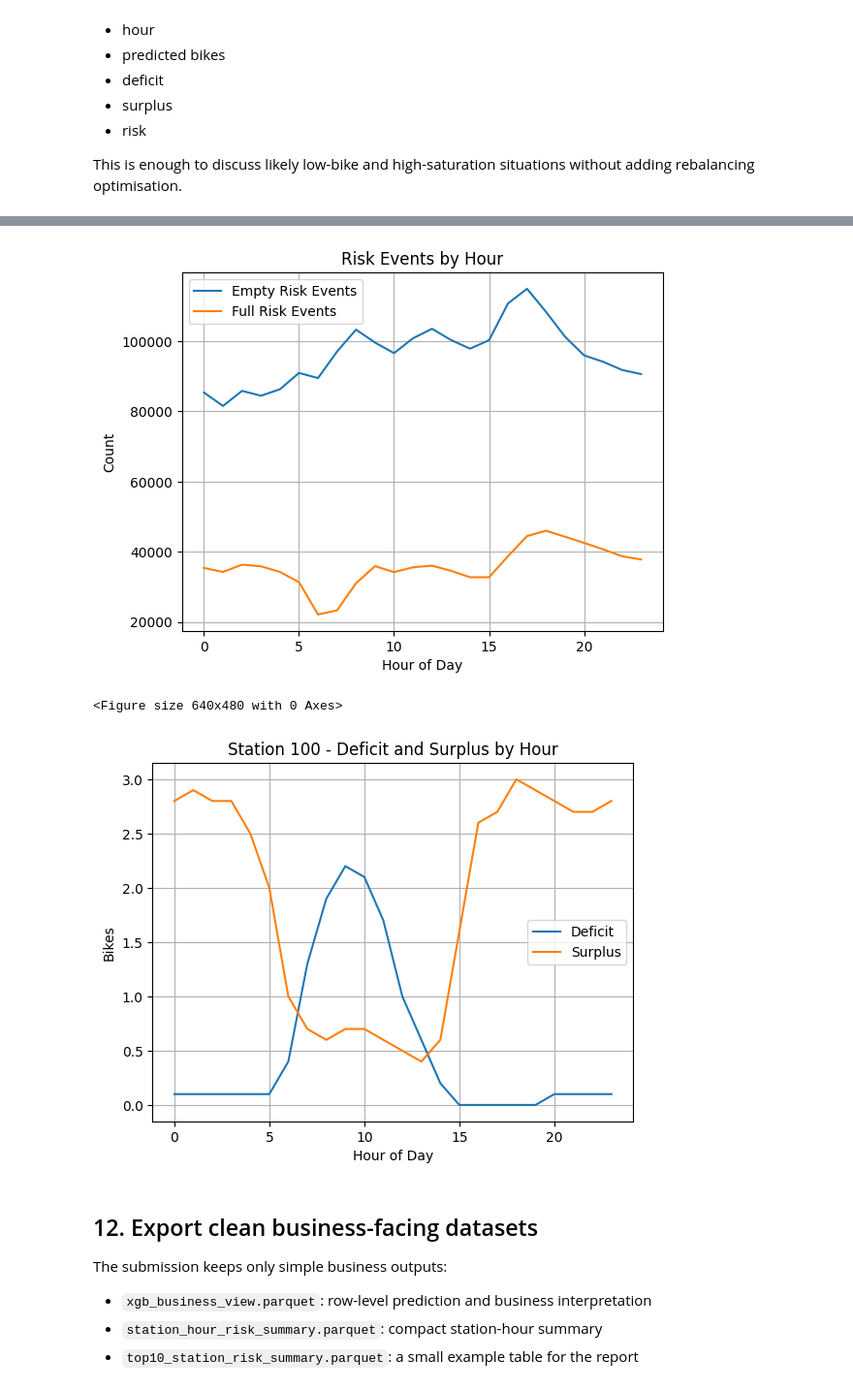
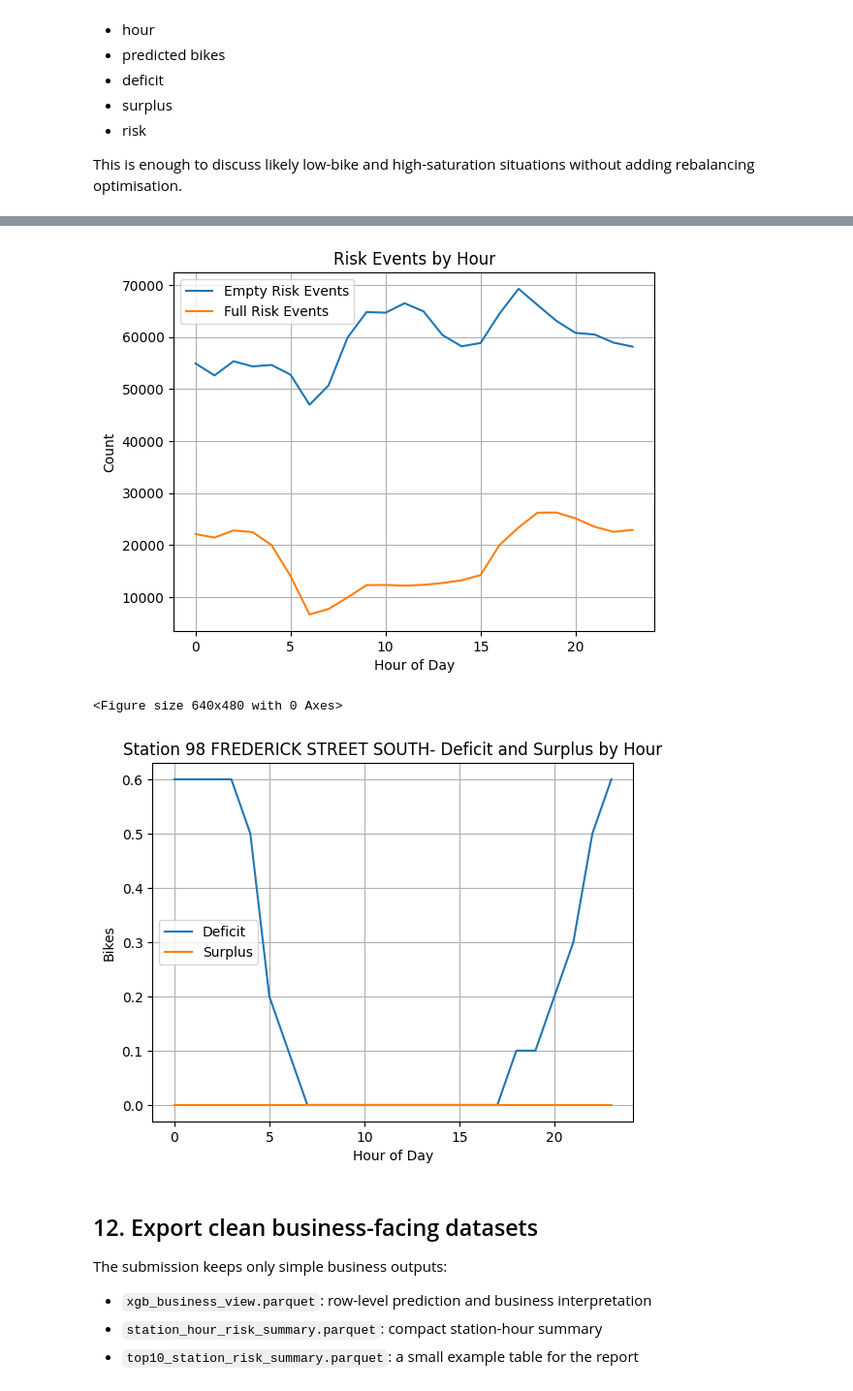
Before and after one commit to tbeliere12/dublin-bikes-availability-prediction, a Jupyter notebook: src/06_XGB_business_translation.ipynb, the cells around one changed output, grey strips where cells are left out. Shown at 97% size. Saved outputs shown, nothing was run; the diff lists cells and outputs as text; code cells hidden in the pictures.

Commit message:
feat: add notebooks for business evaluation (thresholds, deficit/surplus, station analysis)

```diff
--- a/src/06_XGB_business_translation.ipynb
+++ b/src/06_XGB_business_translation.ipynb
@@ -508,8 +508,8 @@ From these predictions we also compute:
 - **bike deficit**: bikes needed to reach the minimum buffer
 - **bike surplus**: bikes above the free-dock safety buffer
 # %%
-MIN_BIKES_BUFFER = 5
-MIN_DOCKS_BUFFER = 5
+MIN_BIKES_BUFFER = 2 # avoid empty stations
+MIN_DOCKS_BUFFER = 2 # avoid full stations
 
 # True future risk labels
 df_test["empty_risk_true"] = df_test["true_bikes_tplus_30"] <= MIN_BIKES_BUFFER
@@ -705,34 +705,37 @@ plt.legend()
 plt.grid(True)
 plt.show()
 # %% [output]
-[figure, old version]
+[figure, new version]
 # %%
-station_id_selected = 100  # change this
+station_id_selected = 98
+
+  # change this
+name_col = df_test['name']
 
 df_station = station_hour_summary[
     station_hour_summary["station_id"] == station_id_selected
 ].copy()
 
 # print(df_station.head(10))
-
+station_name = df_station['name'].iloc[0] if 'name' in df_station.columns else f"Station {station_id_selected}"
 
 plt.figure()
 import matplotlib.pyplot as plt
 
 plt.figure()
 
 plt.plot(df_station["hour"], df_station["deficit"], label="Deficit")
 plt.plot(df_station["hour"], df_station["surplus"], label="Surplus")
 
 plt.xlabel("Hour of Day")
 plt.ylabel("Bikes")
-plt.title(f"Station {station_id_selected} - Deficit and Surplus by Hour")
+plt.title(f"Station {station_id_selected} {station_name}- Deficit and Surplus by Hour")
 plt.legend()
 plt.grid(True)
 plt.show()
 # %% [output]
 <Figure size 640x480 with 0 Axes>
-[figure, old version]
+[figure, new version]
 # %% [markdown]
 ## 12. Export clean business-facing datasets
 
```
Also changed, not shown: parts of 8 cells of this notebook, 6 other files.
